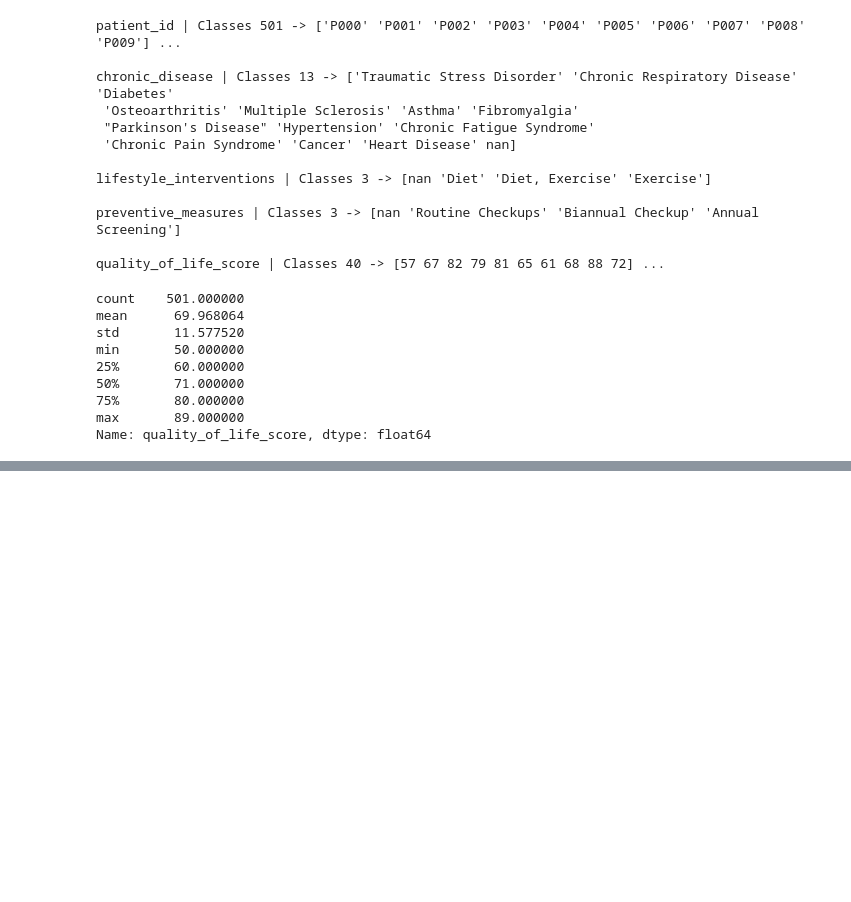
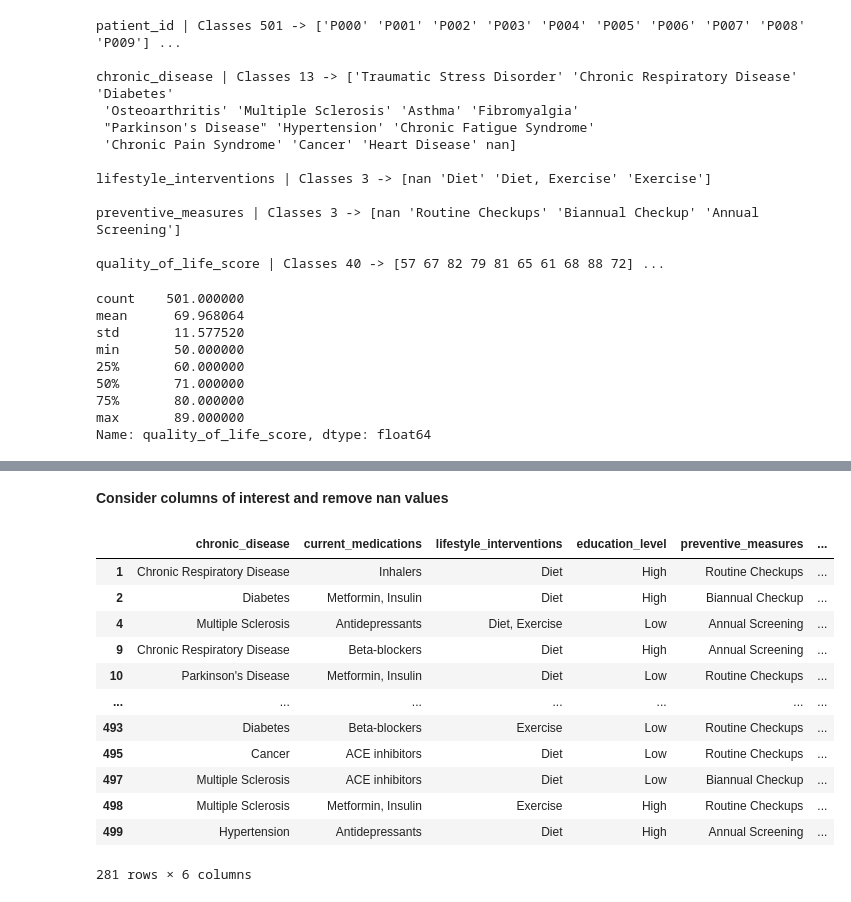
Before and after one commit to kevinmaiden7/ML_Health_Lifestyle, a Jupyter notebook: datasets_eda.ipynb, the cells around one changed output, grey strips where cells are left out. Drawn from its saved outputs; the diff is of its cells as text; code cells hidden in the pictures; blank space fills up the shorter version.

```diff
--- a/datasets_eda.ipynb
+++ b/datasets_eda.ipynb
@@ -332,3 +334,3 @@ Name: quality_of_life_score, dtype: float64
 # %%
-interest_columns_df_chronic_disease = ["chronic_disease", "current_medications", "blood_sugar_levels", "lifestyle_interventions",
+interest_columns_df_chronic_disease = ["chronic_disease", "current_medications", "lifestyle_interventions",
                                        "education_level", "preventive_measures", "quality_of_life_score"]
@@ -350,0 +373,20 @@ df_chronic_disease[interest_columns_df_chronic_disease]
+# %% [markdown]
+**Consider columns of interest and remove nan values**
+# %%
+df_ch_disease_corr = df_chronic_disease[interest_columns_df_chronic_disease]
+df_ch_disease_corr = df_ch_disease_corr.dropna(subset=["chronic_disease", "lifestyle_interventions", "preventive_measures"], how="any") # Remove nan values
+df_ch_disease_corr
+# %% [output]
+|  | chronic_disease | current_medications | lifestyle_interventions | education_level | preventive_measures | ... |
+| 1 | Chronic Respiratory Disease | Inhalers | Diet | High | Routine Checkups | ... |
+| 2 | Diabetes | Metformin, Insulin | Diet | High | Biannual Checkup | ... |
+| 4 | Multiple Sclerosis | Antidepressants | Diet, Exercise | Low | Annual Screening | ... |
+| 9 | Chronic Respiratory Disease | Beta-blockers | Diet | High | Annual Screening | ... |
+| 10 | Parkinson's Disease | Metformin, Insulin | Diet | Low | Routine Checkups | ... |
+| ... | ... | ... | ... | ... | ... | ... |
+| 493 | Diabetes | Beta-blockers | Exercise | Low | Routine Checkups | ... |
+| 495 | Cancer | ACE inhibitors | Diet | Low | Routine Checkups | ... |
+| 497 | Multiple Sclerosis | ACE inhibitors | Diet | Low | Biannual Checkup | ... |
+| 498 | Multiple Sclerosis | Metformin, Insulin | Exercise | High | Routine Checkups | ... |
+| 499 | Hypertension | Antidepressants | Diet | High | Annual Screening | ... |
+281 rows × 6 columns
```
Also changed, not shown: parts of 15 cells of this notebook.
